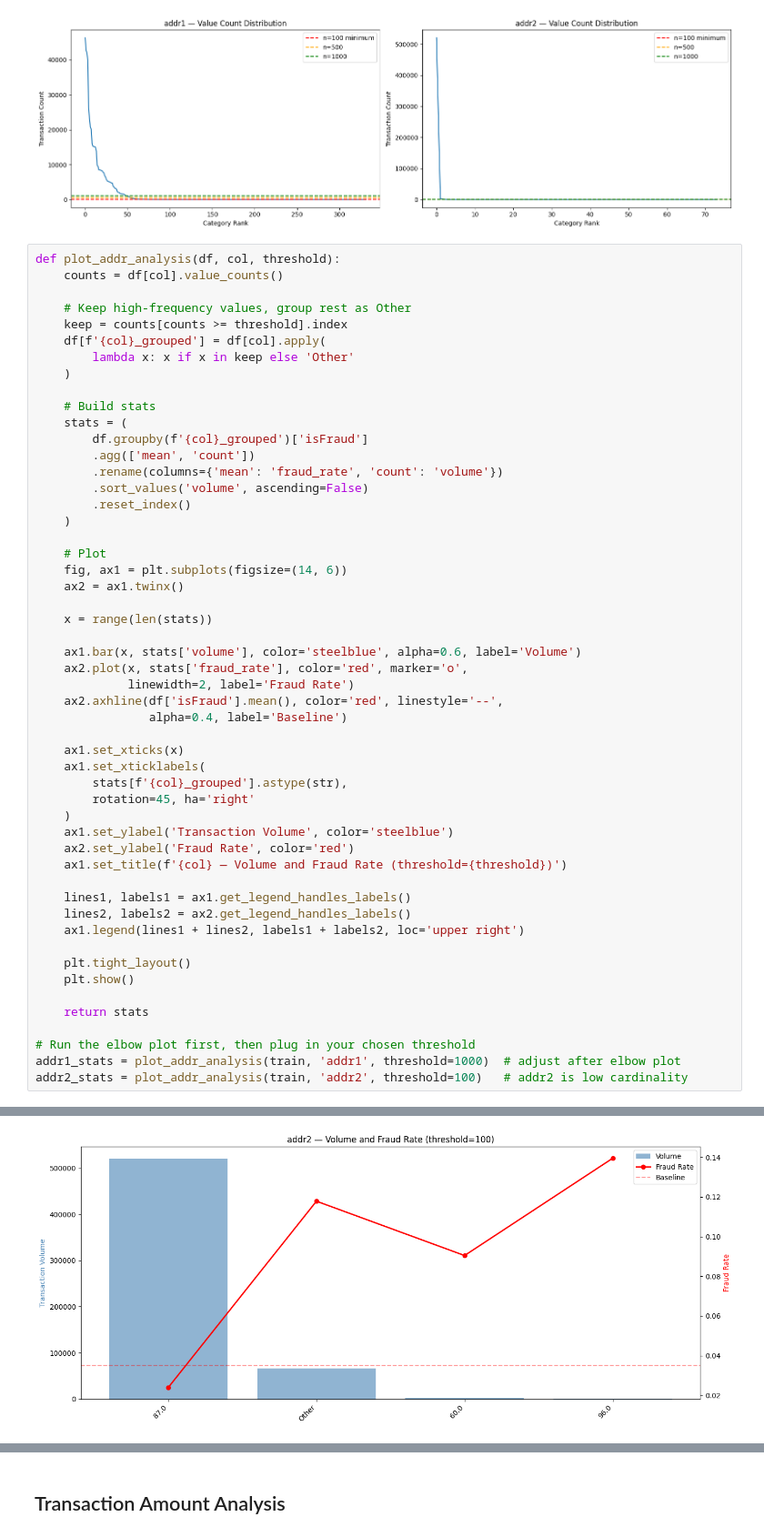
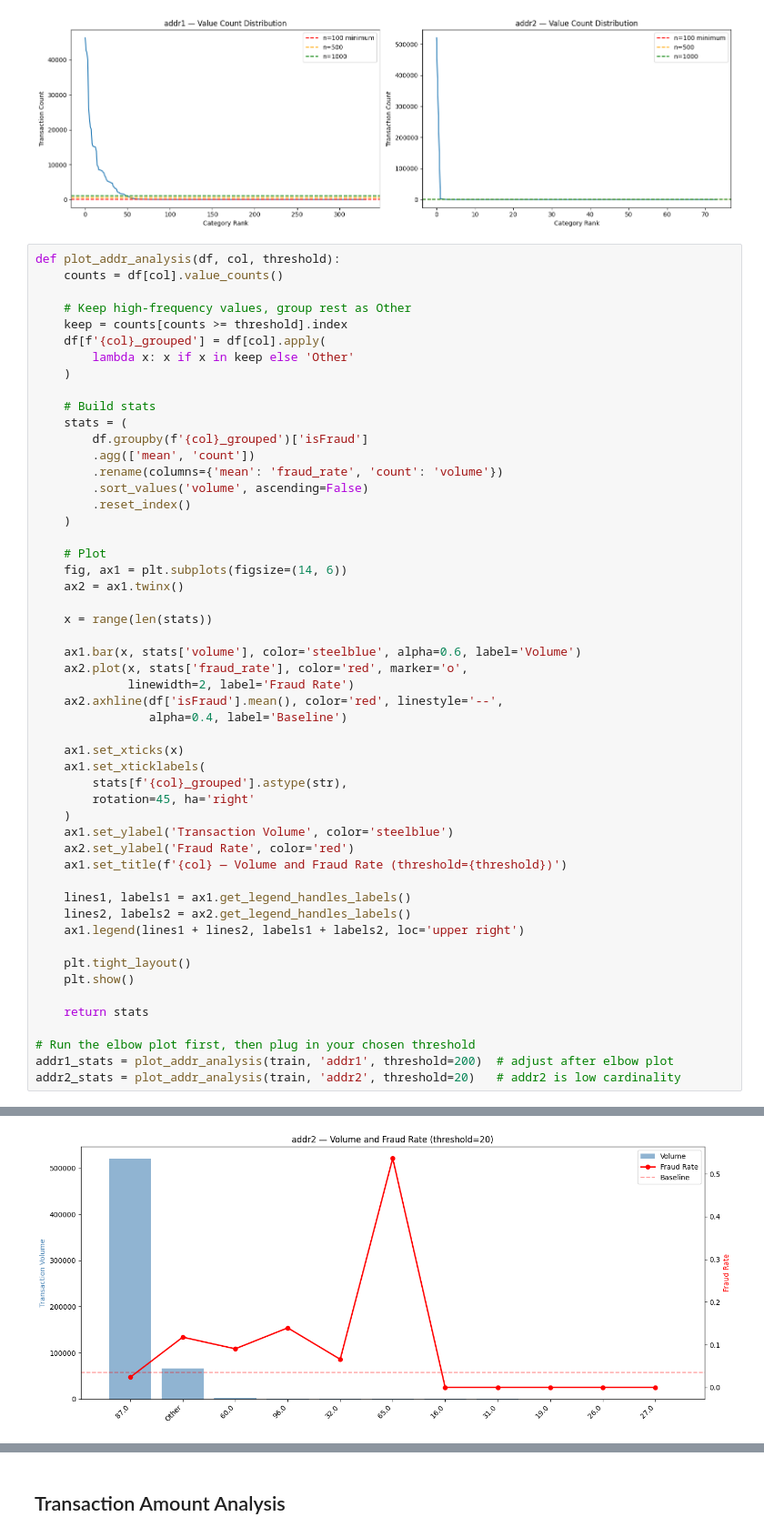
Before and after one commit to Mansi-Jadhav/End-to-End-Fraud-Detection, a Jupyter notebook: 1. EDA.ipynb, the cells around one changed output, grey strips where cells are left out. Shown at 91% size. Saved outputs shown, nothing was run; the diff lists cells and outputs as text.

```diff
--- a/1. EDA.ipynb
+++ b/1. EDA.ipynb
@@ -900,6 +900,6 @@ def plot_addr_analysis(df, col, threshold):
     return stats
 
 # Run the elbow plot first, then plug in your chosen threshold
-addr1_stats = plot_addr_analysis(train, 'addr1', threshold=1000)  # adjust after elbow plot
-addr2_stats = plot_addr_analysis(train, 'addr2', threshold=100)   # addr2 is low cardinality
+addr1_stats = plot_addr_analysis(train, 'addr1', threshold=200)  # adjust after elbow plot
+addr2_stats = plot_addr_analysis(train, 'addr2', threshold=20)   # addr2 is low cardinality
 # %% [output]
@@ -907 +907 @@ addr2_stats = plot_addr_analysis(train, 'addr2', threshold=100)   # addr2 is low
-[figure, old version]
+[figure, new version]
```
Also changed, not shown: parts of 13 cells of this notebook.
